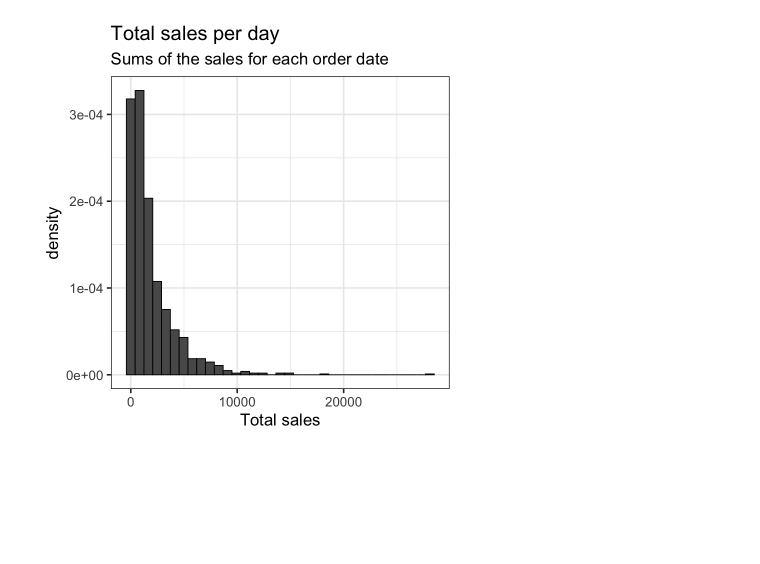
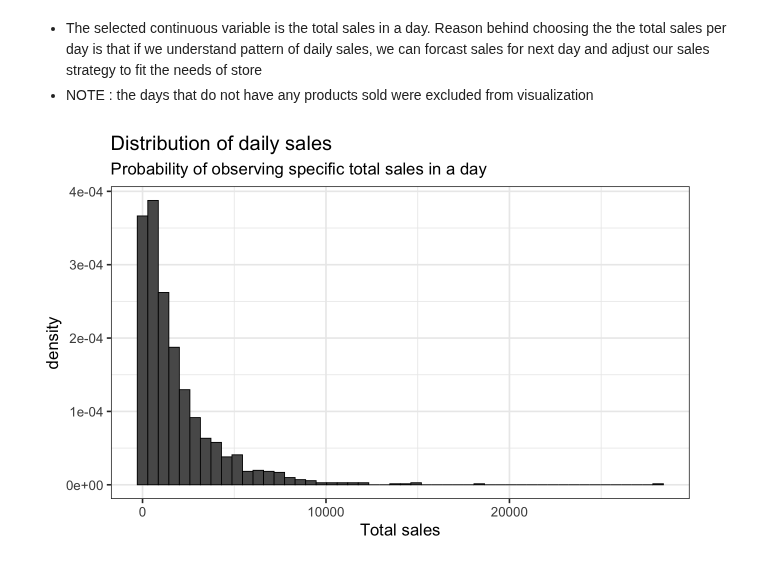
Before and after one commit to ppkgtmm/data-models, a Jupyter notebook: L7/Exercise.ipynb, the cells around one changed output. Drawn from its saved outputs; the diff is of its cells as text; code cells hidden in the pictures; blank space fills up the shorter version.

```diff
--- a/L7/Exercise.ipynb
+++ b/L7/Exercise.ipynb
@@ -51,12 +67,15 @@ A tibble: 6 × 21
+# %% [markdown]
+- The selected continuous variable is the total sales in a day. Reason behind choosing the the total sales per day is that if we understand pattern of daily sales, we can forcast sales for next day and adjust our sales strategy to fit the needs of store
+- NOTE : the days that do not have any products sold were excluded from visualization
 # %%
 sum_day_sales <- data %>%
-group_by(`Order Date`) %>%
+group_by(`Order Date`)  %>%
 summarise(`Total Sales` = sum(Sales))
 
 ggplot(sum_day_sales) +
-geom_histogram(aes(x = `Total Sales`, y = ..density..), color = 'black', bins = 35) +
+geom_histogram(aes(x = `Total Sales`, y = ..density..), color = 'black', bins = 50) +
 xlab('Total sales') +
-ggtitle('Total sales per day', subtitle = 'Sums of the sales for each order date') +
+ggtitle('Distribution of daily sales ', subtitle = 'Probability of observing specific total sales in a day') +
 theme_bw(base_size = 20)
 # %% [output]
-[figure, old version]
+[figure, new version]
```
Also changed, not shown: parts of 16 cells of this notebook.
